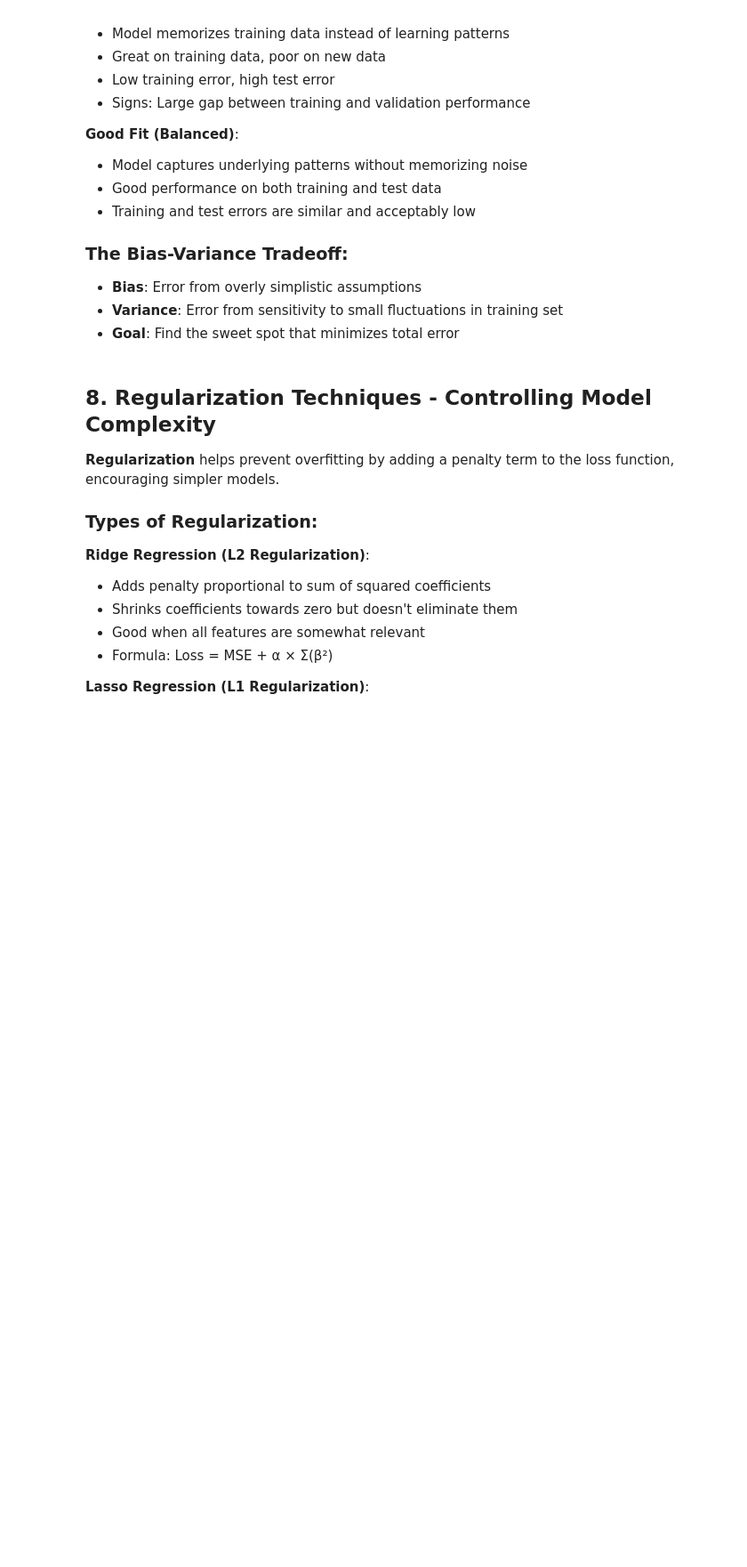
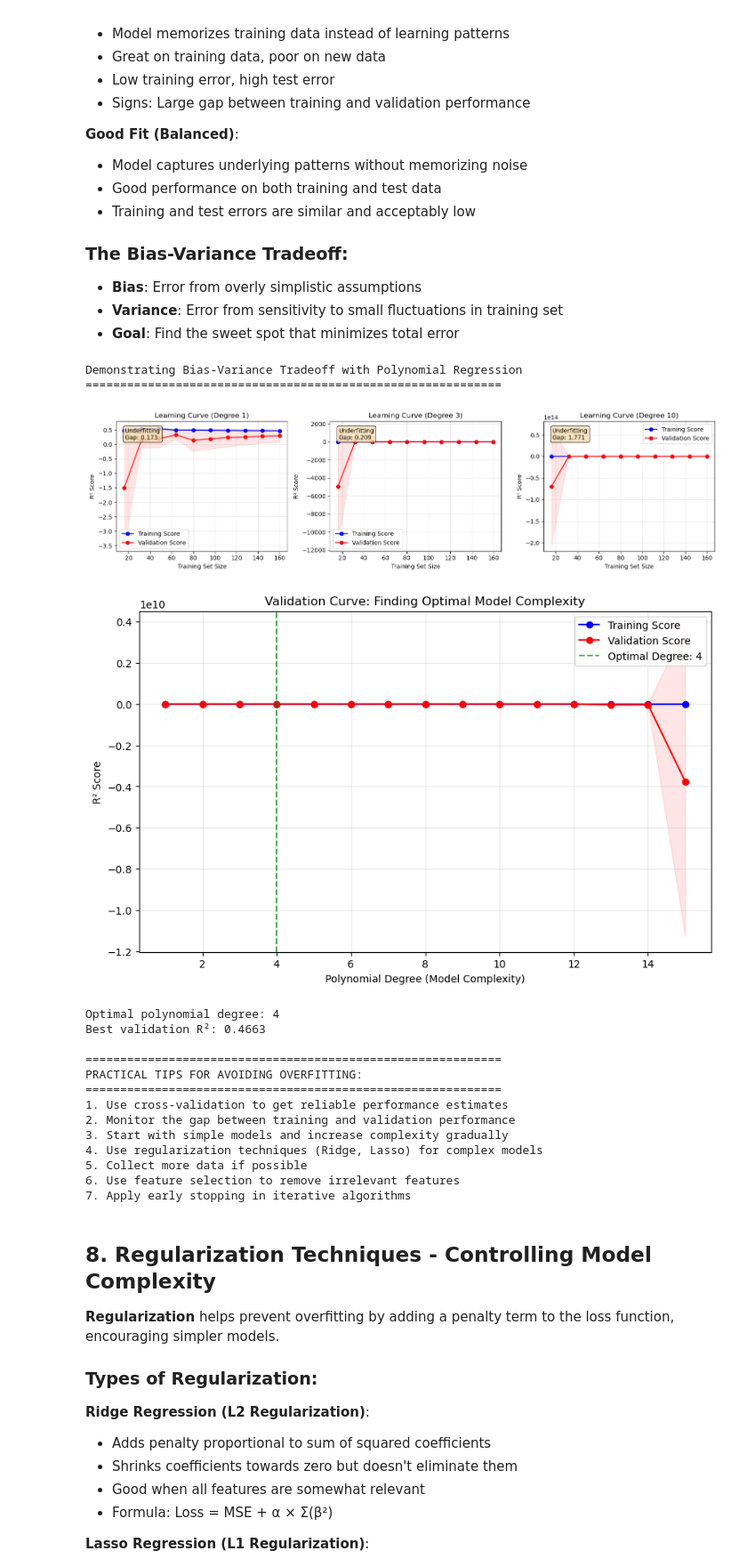
Before and after one commit to MarRoth93/Study_ML, a Jupyter notebook: datascience/04_Model_developement/model_developement_overview.ipynb, the cells around one changed output. Shown at 89% size. Saved outputs shown, nothing was run; the diff lists cells and outputs as text; code cells hidden in the pictures; blank space fills up the shorter version.

```diff
--- a/datascience/04_Model_developement/model_developement_overview.ipynb
+++ b/datascience/04_Model_developement/model_developement_overview.ipynb
@@ -762,8 +964,8 @@ print("Demonstrating Bias-Variance Tradeoff with Polynomial Regression")
 print("=" * 60)
 
 # Use single feature for clearer demonstration
-X_simple = df_clean[['highway-mpg']].copy()
-y_simple = df_clean['price']
+X_simple = df[['city-mpg']].copy()
+y_simple = df['price']
 
 # Test different polynomial degrees
 degrees_to_test = [1, 3, 10]
@@ -800,33 +1002,51 @@ plt.plot(degrees, val_mean, 'o-', color='red', label='Validation Score')
 plt.fill_between(degrees, val_mean - val_std, val_mean + val_std, alpha=0.1, color='red')
 
 plt.xlabel('Polynomial Degree (Model Complexity)')
 plt.ylabel('R² Score')
 plt.title('Validation Curve: Finding Optimal Model Complexity')
 plt.legend()
 plt.grid(True, alpha=0.3)
 
 # Find optimal degree
 optimal_idx = np.argmax(val_mean)
 optimal_degree = degrees[optimal_idx]
 plt.axvline(x=optimal_degree, color='green', linestyle='--', alpha=0.7,
            label=f'Optimal Degree: {optimal_degree}')
 plt.legend()
 plt.show()
 
 print(f"\nOptimal polynomial degree: {optimal_degree}")
 print(f"Best validation R²: {val_mean[optimal_idx]:.4f}")
 
 # Practical tips
 print("\n" + "="*60)
 print("PRACTICAL TIPS FOR AVOIDING OVERFITTING:")
 print("="*60)
 print("1. Use cross-validation to get reliable performance estimates")
 print("2. Monitor the gap between training and validation performance")
 print("3. Start with simple models and increase complexity gradually")
 print("4. Use regularization techniques (Ridge, Lasso) for complex models")
 print("5. Collect more data if possible")
 print("6. Use feature selection to remove irrelevant features")
 print("7. Apply early stopping in iterative algorithms")
+# %% [output]
+Demonstrating Bias-Variance Tradeoff with Polynomial Regression
+============================================================
+[figure, added]
+[figure, added]
+Optimal polynomial degree: 4
+Best validation R²: 0.4663
+
+============================================================
+PRACTICAL TIPS FOR AVOIDING OVERFITTING:
+============================================================
+1. Use cross-validation to get reliable performance estimates
+2. Monitor the gap between training and validation performance
+3. Start with simple models and increase complexity gradually
+4. Use regularization techniques (Ridge, Lasso) for complex models
+5. Collect more data if possible
+6. Use feature selection to remove irrelevant features
+7. Apply early stopping in iterative algorithms
 # %% [markdown]
 ## 8. Regularization Techniques - Controlling Model Complexity
 
```
Also changed, not shown: parts of 12 cells of this notebook, 1 other file.
